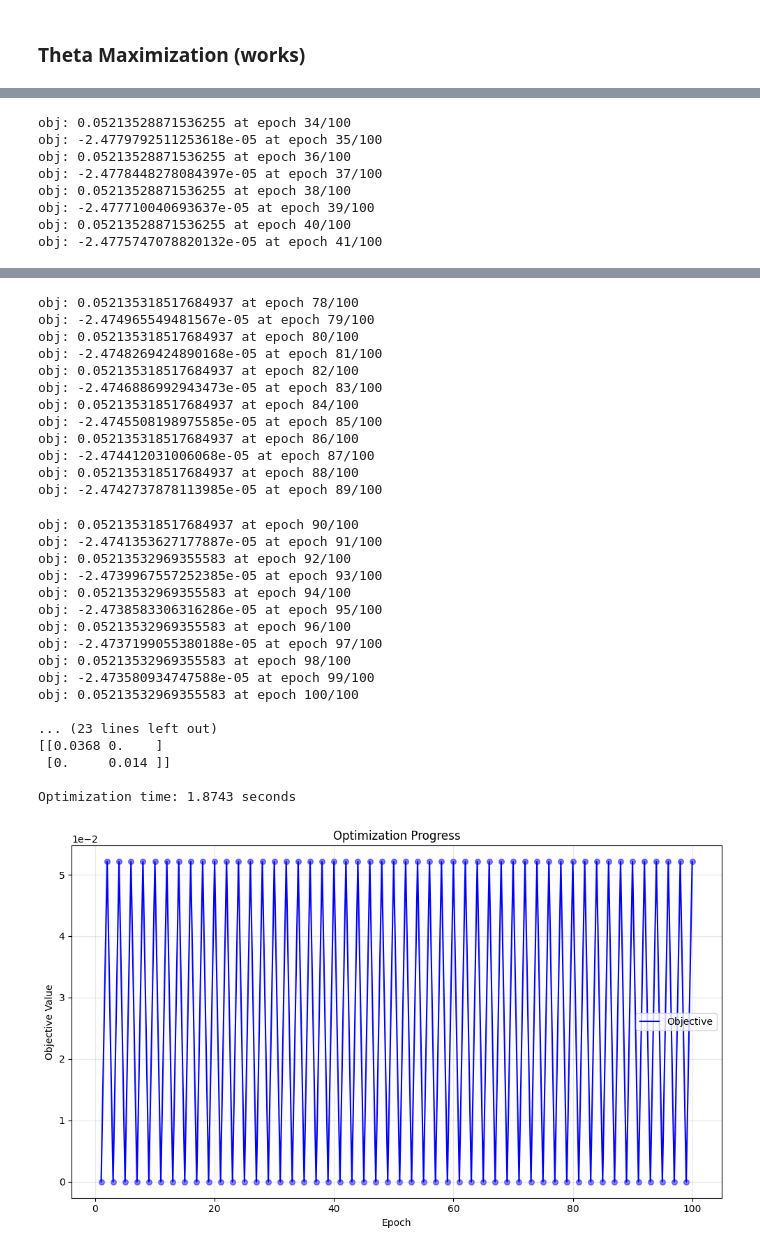
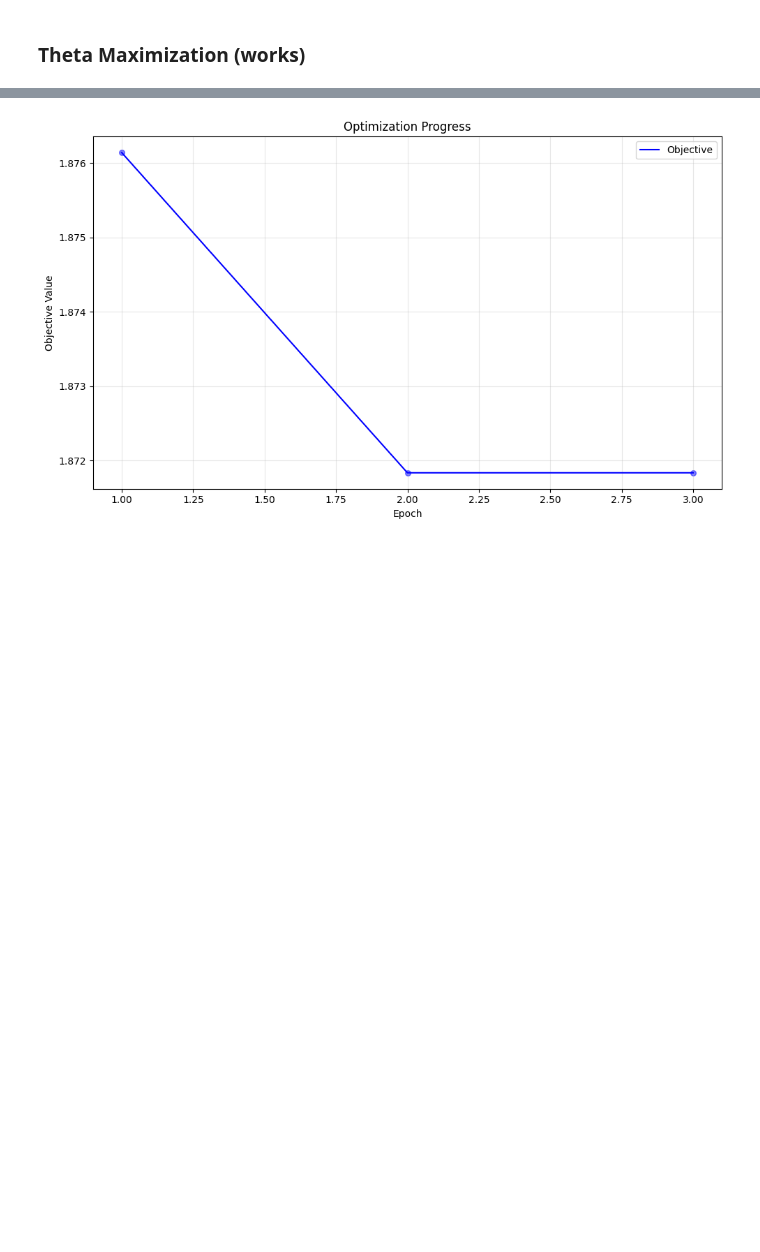
Before and after one commit to yfelekis/DiRoCA, a Jupyter notebook: erica_gelbrich_optimisation_MAX.ipynb, the cells around one changed output, grey strips where cells are left out. Saved outputs shown, nothing was run; the diff lists cells and outputs as text; code cells hidden in the pictures; blank space fills up the shorter version.

```diff
--- a/erica_gelbrich_optimisation_MAX.ipynb
+++ b/erica_gelbrich_optimisation_MAX.ipynb
@@ -131,9 +131,9 @@ def grad_mu_L(T, mu_L, mu_H, LLmodels, HLmodels, lambda_L, hat_mu_L):
 
     term1     = torch.zeros_like(mu_L)
     for n, iota in enumerate(Ill):
-        L_i   = torch.from_numpy(LLmodels[iota]._compute_reduced_form()).float()
+        L_i   = torch.from_numpy(LLmodels[iota].F).float()
         V_i   = T @ L_i
-        H_i   = torch.from_numpy(HLmodels[omega[iota]]._compute_reduced_form()).float()
+        H_i   = torch.from_numpy(HLmodels[omega[iota]].F).float()
 
         term1 = term1 + V_i.T @ V_i @ mu_L.float() - V_i.T @ H_i @ mu_H.float()
 
@@ -146,9 +146,9 @@ def grad_mu_H(T, mu_L, mu_H, LLmodels, HLmodels, lambda_H, hat_mu_H):
 
     term1     = torch.zeros_like(mu_H)
     for n, iota in enumerate(Ill):
-        L_i   = torch.from_numpy(LLmodels[iota]._compute_reduced_form()).float()
+        L_i   = torch.from_numpy(LLmodels[iota].F).float()
         V_i   = T @ L_i
-        H_i   = torch.from_numpy(HLmodels[omega[iota]]._compute_reduced_form()).float()
+        H_i   = torch.from_numpy(HLmodels[omega[iota]].F).float()
 
         term1 = term1 + H_i.T @ H_i @ mu_H.float() - (V_i.T @ H_i).T @ mu_L.float()
 
@@ -162,7 +162,7 @@ def grad_Sigma_L_half(T, Sigma_L, LLmodels, lambda_L, hat_Sigma_L):
 
     term1            = torch.zeros_like(Sigma_L)
     for n, iota in enumerate(Ill):
-        L_i          = torch.from_numpy(LLmodels[iota]._compute_reduced_form())
+        L_i          = torch.from_numpy(LLmodels[iota].F)
         V_i          = T @ L_i.float()
 
         term1        = term1 + V_i.T @ V_i
@@ -179,7 +179,7 @@ def grad_Sigma_H_half(T, Sigma_H, HLmodels, lambda_H, hat_Sigma_H):
 
     term1            = torch.zeros_like(Sigma_H)
     for n, iota in enumerate(Ill):
-        H_i          = torch.from_numpy(HLmodels[omega[iota]]._compute_reduced_form()).float()
+        H_i          = torch.from_numpy(HLmodels[omega[iota]].F).float()
 
         term1        = term1 + H_i.T @ H_i
 
@@ -195,9 +195,9 @@ def prox_grad_Sigma_L(T, Sigma_L_half, LLmodels, Sigma_H, HLmodels, lambda_param
 
     Sigma_L               = torch.zeros_like(Sigma_L_half, dtype=torch.float32)
     for n, iota in enumerate(Ill):
-        L_i               = torch.from_numpy(LLmodels[iota]._compute_reduced_form()).float()
+        L_i               = torch.from_numpy(LLmodels[iota].F).float()
         V_i               = oput.regmat(T @ L_i)
-        H_i               = torch.from_numpy(HLmodels[omega[iota]]._compute_reduced_form()).float()
+        H_i               = torch.from_numpy(HLmodels[omega[iota]].F).float()
 
         Sigma_L_half      = Sigma_L_half.float()
         V_Sigma_V         = V_i @ Sigma_L_half @ V_i.T
@@ -223,9 +223,9 @@ def prox_grad_Sigma_H(T, Sigma_H_half, LLmodels, Sigma_L, HLmodels, lambda_param
 
     Sigma_H               = torch.zeros_like(Sigma_H_half, dtype=torch.float32)
     for n, iota in enumerate(Ill):
-        L_i               = torch.from_numpy(LLmodels[iota]._compute_reduced_form()).float()
+        L_i               = torch.from_numpy(LLmodels[iota].F).float()
         V_i               = oput.regmat(T @ L_i)
-        H_i               = torch.from_numpy(HLmodels[omega[iota]]._compute_reduced_form()).float()
+        H_i               = torch.from_numpy(HLmodels[omega[iota]].F).float()
 
         Sigma_H_half      = Sigma_H_half.float()
         H_Sigma_H         = H_i @ Sigma_H_half @ H_i.T
@@ -265,11 +265,11 @@ def run_theta_optimization_max(theta_hatL, theta_hatH, initial_theta,
 
     if initial_theta == 'gelbrich':
         # Gelbrich initialization
-        ll_moments      = mut.sample_moments_U(mu_hat = theta_hatL['mu_U'], Sigma_hat = theta_hatL['Sigma_U'], bound = epsilon, num_envs = 1)
+        ll_moments    = mut.sample_moments_U(mu_hat = theta_hatL['mu_U'], Sigma_hat = theta_hatL['Sigma_U'], bound = epsilon, num_envs = 1)
         mu_L, Sigma_L = ll_moments[0]
         mu_L, Sigma_L = torch.from_numpy(mu_L).float(), torch.from_numpy(Sigma_L).float()
 
-        hl_moments      = mut.sample_moments_U(mu_hat = theta_hatH['mu_U'], Sigma_hat = theta_hatH['Sigma_U'], bound = delta, num_envs = 1)
+        hl_moments    = mut.sample_moments_U(mu_hat = theta_hatH['mu_U'], Sigma_hat = theta_hatH['Sigma_U'], bound = delta, num_envs = 1)
         mu_H, Sigma_H = hl_moments[0]
         mu_H, Sigma_H = torch.from_numpy(mu_H).float(), torch.from_numpy(Sigma_H).float()
 
@@ -317,10 +317,10 @@ def run_theta_optimization_max(theta_hatL, theta_hatH, initial_theta,
 
         obj = 0
         for iota in Ill:
-            L_i = torch.from_numpy(LLmodels[iota]._compute_reduced_form())
-            H_i = torch.from_numpy(HLmodels[omega[iota]]._compute_reduced_form())
+            L_i = torch.from_numpy(LLmodels[iota].F)
+            H_i = torch.from_numpy(HLmodels[omega[iota]].F)
 
-            obj_value_iota = oput.compute_objective_value(T, L_i, H_i, mu_L, mu_H, Sigma_L, Sigma_H)
+            obj_value_iota = oput.compute_objective_value(T, L_i, H_i, mu_L, mu_H, Sigma_L, Sigma_H, lambda_L, lambda_H, hat_mu_L, hat_mu_H, hat_Sigma_L, hat_Sigma_H, epsilon, delta)
             obj = obj + obj_value_iota
 
         obj = obj/len(Ill)
@@ -353,10 +353,10 @@ params_max =  {
                     'theta_hatL': theta_hatL,
                     'theta_hatH': theta_hatH,
                     'initial_theta': 'empirical',
-                    'epsilon': 10,
-                    'delta': 15,
-                    'lambda_L': 10,
-                    'lambda_H': 5,
+                    'epsilon': 2,
+                    'delta': 2,
+                    'lambda_L': .9,
+                    'lambda_H': 1,
                     'lambda_param_L': 4, # when high monotonic increase
                     'lambda_param_H': 4, # when high monotonic increase
                     'eta_max': 0.00001,
@@ -411,8 +394,0 @@ obj: -2.4781131287454627e-05 at epoch 33/100
-obj: 0.05213528871536255 at epoch 34/100
-obj: -2.4779792511253618e-05 at epoch 35/100
-obj: 0.05213528871536255 at epoch 36/100
-obj: -2.4778448278084397e-05 at epoch 37/100
-obj: 0.05213528871536255 at epoch 38/100
-obj: -2.477710040693637e-05 at epoch 39/100
-obj: 0.05213528871536255 at epoch 40/100
-obj: -2.4775747078820132e-05 at epoch 41/100
@@ -455,30 +395 @@ obj: -2.4751037926762365e-05 at epoch 77/100
-obj: 0.052135318517684937 at epoch 78/100
-obj: -2.474965549481567e-05 at epoch 79/100
-obj: 0.052135318517684937 at epoch 80/100
-obj: -2.4748269424890168e-05 at epoch 81/100
-obj: 0.052135318517684937 at epoch 82/100
-obj: -2.4746886992943473e-05 at epoch 83/100
-obj: 0.052135318517684937 at epoch 84/100
-obj: -2.4745508198975585e-05 at epoch 85/100
-obj: 0.052135318517684937 at epoch 86/100
-obj: -2.474412031006068e-05 at epoch 87/100
-obj: 0.052135318517684937 at epoch 88/100
-obj: -2.4742737878113985e-05 at epoch 89/100
-obj: 0.052135318517684937 at epoch 90/100
-obj: -2.4741353627177887e-05 at epoch 91/100
-obj: 0.05213532969355583 at epoch 92/100
-obj: -2.4739967557252385e-05 at epoch 93/100
-obj: 0.05213532969355583 at epoch 94/100
-obj: -2.4738583306316286e-05 at epoch 95/100
-obj: 0.05213532969355583 at epoch 96/100
-obj: -2.4737199055380188e-05 at epoch 97/100
-obj: 0.05213532969355583 at epoch 98/100
-obj: -2.473580934747588e-05 at epoch 99/100
-obj: 0.05213532969355583 at epoch 100/100
-
-... (23 lines left out)
-[[0.0368 0.    ]
- [0.     0.014 ]]
-
-Optimization time: 1.8743 seconds
-[figure, old version]
+[figure, new version]
```
Also changed, not shown: parts of 1 cell of this notebook, 20 other files.
